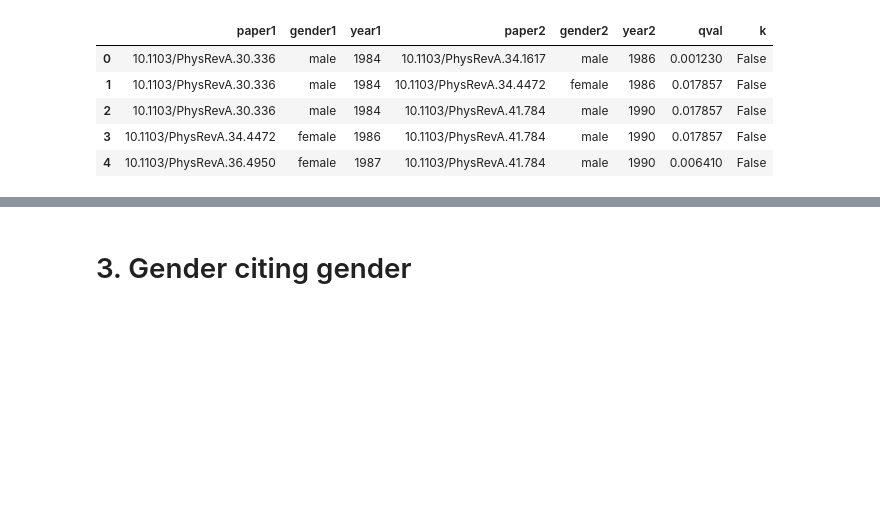
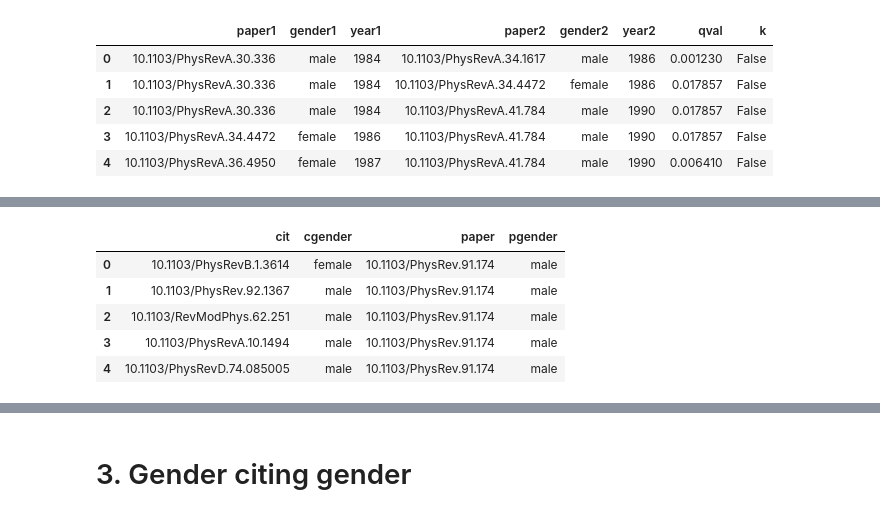
Before and after one commit to therobinkay/gender_bias_2021, a Jupyter notebook: Journal_Analysis_2_(GitHub).ipynb, the cells around one changed output, grey strips where cells are left out. Cells and saved outputs as stored; diff of their text form; code cells hidden in the pictures; blank space fills up the shorter version.

```diff
--- a/Journal_Analysis_2_(GitHub).ipynb
+++ b/Journal_Analysis_2_(GitHub).ipynb
@@ -262 +271,10 @@ testhom = testhom[testhom['gender1'] != testhom['gender2']]
+# %%
+cen.head()
+# %% [output]
+|  | cit | cgender | paper | pgender |
+| 0 | 10.1103/PhysRevB.1.3614 | female | 10.1103/PhysRev.91.174 | male |
+| 1 | 10.1103/PhysRev.92.1367 | male | 10.1103/PhysRev.91.174 | male |
+| 2 | 10.1103/RevModPhys.62.251 | male | 10.1103/PhysRev.91.174 | male |
+| 3 | 10.1103/PhysRevA.10.1494 | male | 10.1103/PhysRev.91.174 | male |
+| 4 | 10.1103/PhysRevD.74.085005 | male | 10.1103/PhysRev.91.174 | male |
 # %%
```
Also changed, not shown: parts of 4 cells of this notebook.
